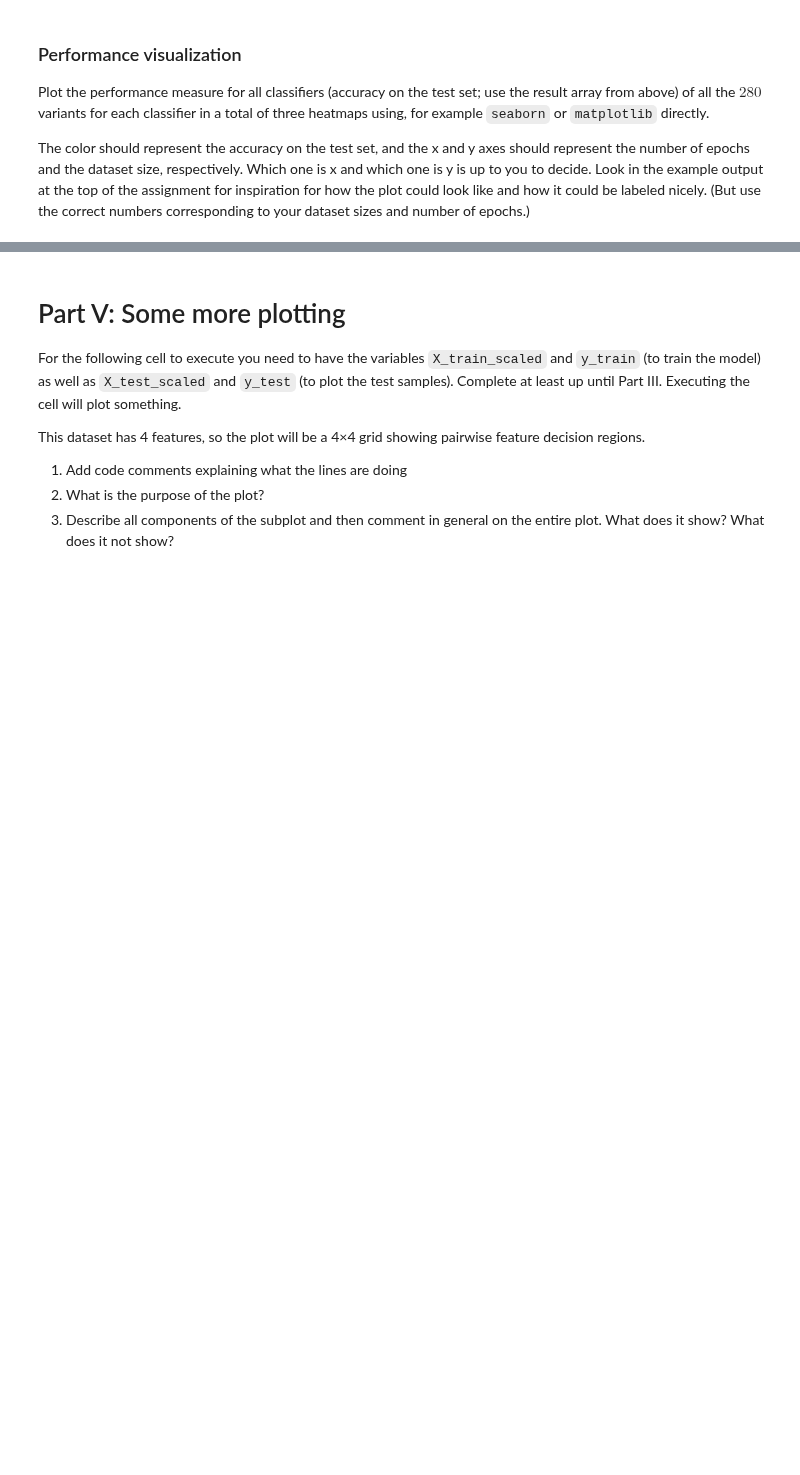
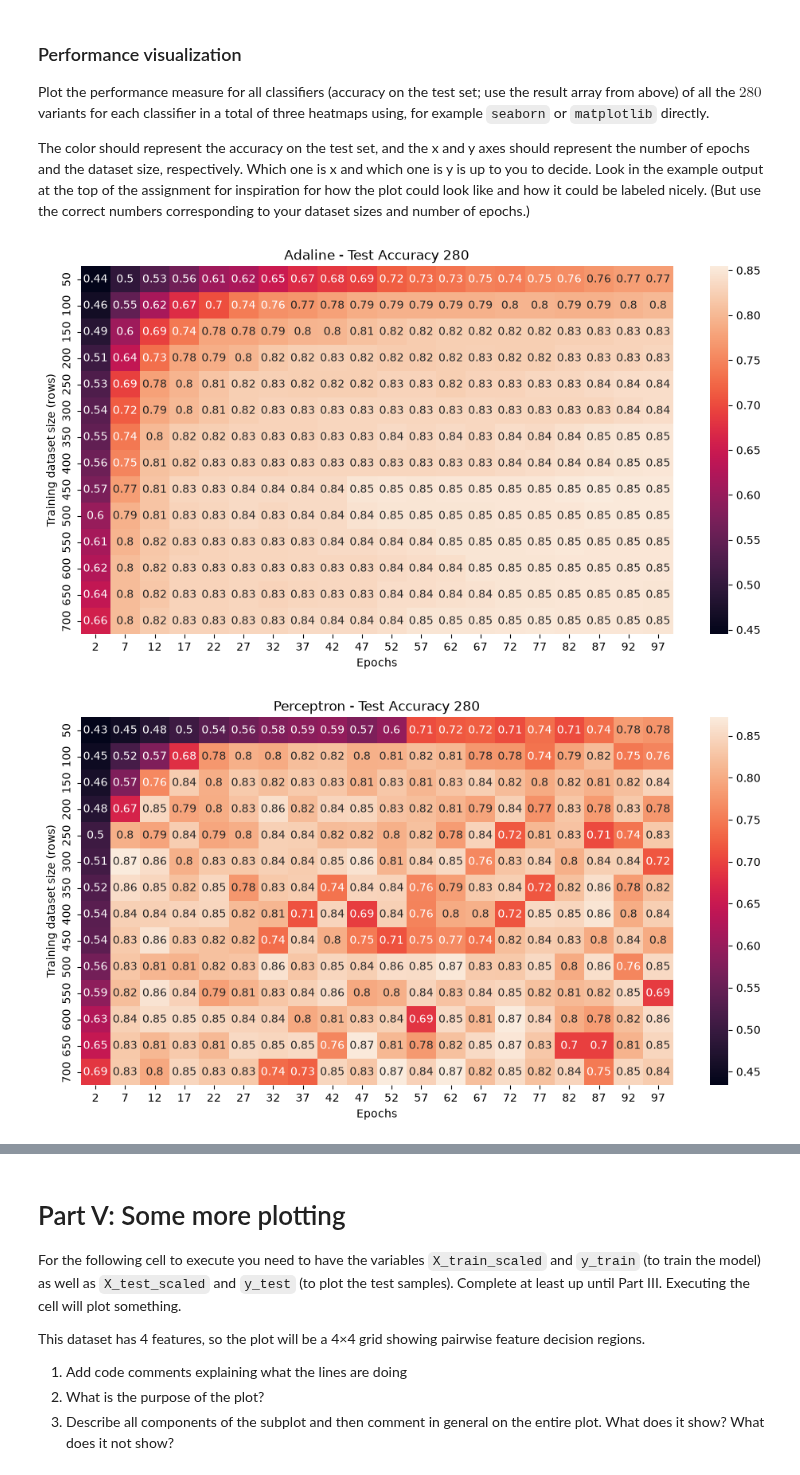
Before and after one commit to kacoew/DAT200-CAs, a Jupyter notebook: CA02_dat200_26H/CA2_DAT200_26H.ipynb, the cells around one changed output, grey strips where cells are left out. Cells and saved outputs as stored; diff of their text form; code cells hidden in the pictures; blank space fills up the shorter version.

Commit message:
Performance visualization

```diff
--- a/CA02_dat200_26H/CA2_DAT200_26H.ipynb
+++ b/CA02_dat200_26H/CA2_DAT200_26H.ipynb
@@ -510,4 +514,42 @@ The color should represent the accuracy on the test set, and the x and y axes sh
 Which one is x and which one is y is up to you to decide. Look in the example output at the top of the assignment for inspiration for how the plot could look like and how it could be labeled nicely. (But use the correct numbers corresponding to your dataset sizes and number of epochs.)
 # %%
 # Insert your code below
+
+## Heatmap for Adaline ##
+
+# creating the figure and plotting area
+fig, axes = plt.subplots(1, 1, figsize=(12, 6))
+
+# creating heatmap from the adaline_accuracies_280 results, we also added set annot=True compared to example output to display the accuracy numbers as well
+sns.heatmap(adaline_accuracies_280, ax=axes, xticklabels=epochs, yticklabels=dataset_sizes, annot=True)
+
+# labeling the axes x for epochs and y for size and title for the whole plot
+axes.set_xlabel("Epochs")
+axes.set_ylabel("Training dataset size (rows)")
+axes.set_title("Adaline - Test Accuracy 280")
+
+# display Heatmap
+plt.show()
+
+## Heatmap for Perceptron ##
+# following the same code as Adaline
+fig, axes = plt.subplots(1, 1, figsize=(12, 6))
+sns.heatmap(perceptron_accuracies_280, ax=axes, xticklabels=epochs, yticklabels=dataset_sizes, annot=True)
+axes.set_xlabel("Epochs")
+axes.set_ylabel("Training dataset size (rows)")
+axes.set_title("Perceptron - Test Accuracy 280")
+plt.show()
+
+
+## Heatmap for Logistic Regression ##
+fig, axes = plt.subplots(1, 1, figsize=(12, 6))
+sns.heatmap(logistic_accuracies_280, ax=axes, xticklabels=epochs, yticklabels=dataset_sizes, annot=True)
+axes.set_xlabel("Epochs")
+axes.set_ylabel("Training dataset size (rows)")
+axes.set_title("Logistic Regression - Test Accuracy 280")
+plt.show()
+
 # ======================
+# %% [output]
+[figure, added]
+[figure, added]
```
Also changed, not shown: parts of 2 cells of this notebook.
